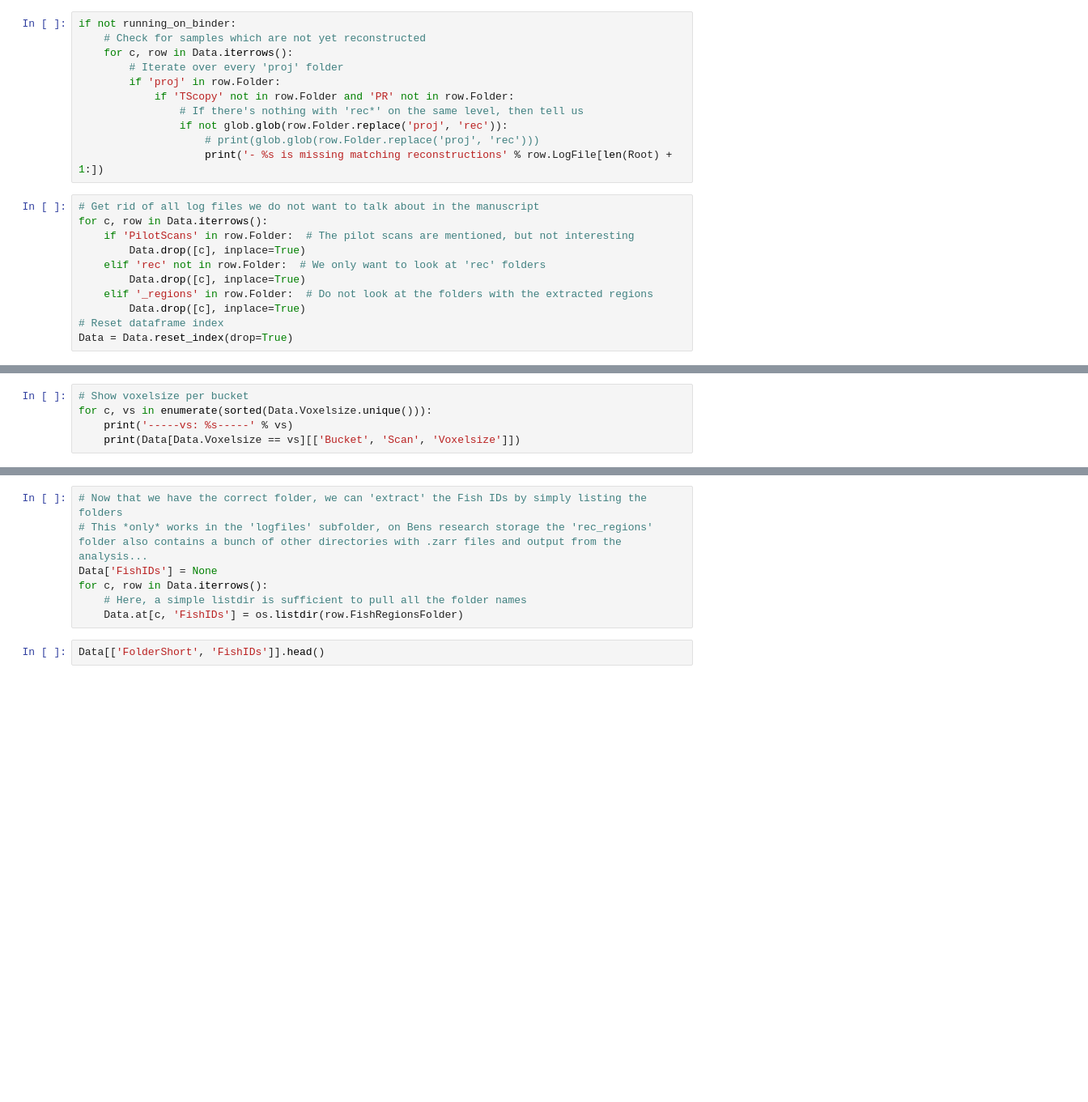
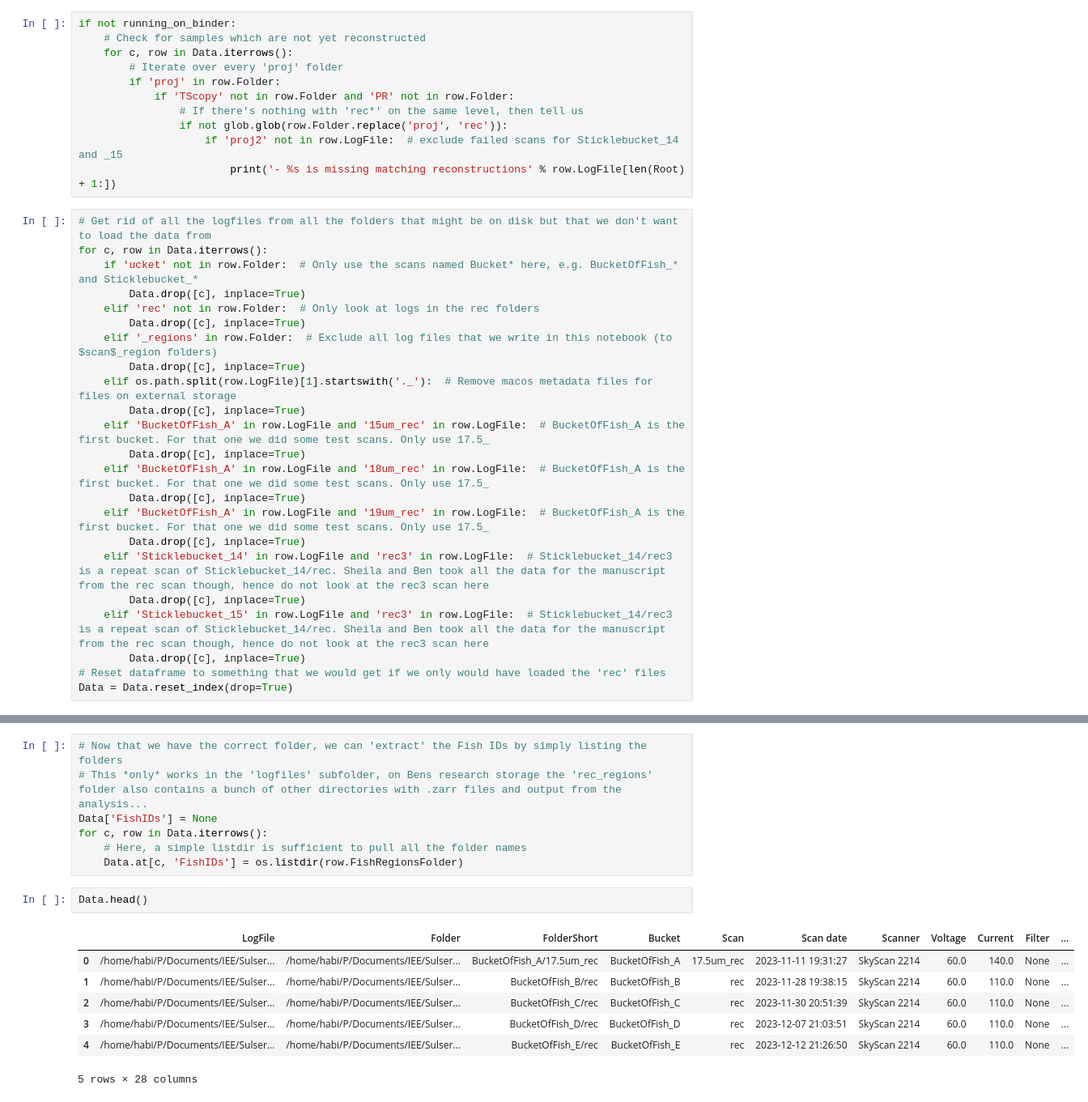
Before and after one commit to habi/sticklebacks, a Jupyter notebook: DataWrangling.ipynb, the cells around one changed output, grey strips where cells are left out. Shown at 81% size. Drawn from its saved outputs; the diff is of its cells as text; blank space fills up the shorter version.

```diff
--- a/DataWrangling.ipynb
+++ b/DataWrangling.ipynb
@@ -142,18 +135,30 @@ if not running_on_binder:
             if 'TScopy' not in row.Folder and 'PR' not in row.Folder:
                 # If there's nothing with 'rec*' on the same level, then tell us
                 if not glob.glob(row.Folder.replace('proj', 'rec')):
-                    # print(glob.glob(row.Folder.replace('proj', 'rec')))
-                    print('- %s is missing matching reconstructions' % row.LogFile[len(Root) + 1:])
+                    if 'proj2' not in row.LogFile:  # exclude failed scans for Sticklebucket_14 and _15
+                        print('- %s is missing matching reconstructions' % row.LogFile[len(Root) + 1:])
-# %%
-# Get rid of all log files we do not want to talk about in the manuscript
-for c, row in Data.iterrows():
-    if 'PilotScans' in row.Folder:  # The pilot scans are mentioned, but not interesting
-        Data.drop([c], inplace=True)
-    elif 'rec' not in row.Folder:  # We only want to look at 'rec' folders
-        Data.drop([c], inplace=True)
-    elif '_regions' in row.Folder:  # Do not look at the folders with the extracted regions
-        Data.drop([c], inplace=True)
-# Reset dataframe index
-Data = Data.reset_index(drop=True)
+# %%
+# Get rid of all the logfiles from all the folders that might be on disk but that we don't want to load the data from
+for c, row in Data.iterrows():
+    if 'ucket' not in row.Folder:  # Only use the scans named Bucket* here, e.g. BucketOfFish_* and Sticklebucket_*
+        Data.drop([c], inplace=True)
+    elif 'rec' not in row.Folder:  # Only look at logs in the rec folders
+        Data.drop([c], inplace=True)
+    elif '_regions' in row.Folder:  # Exclude all log files that we write in this notebook (to $scan$_region folders)
+        Data.drop([c], inplace=True)
+    elif os.path.split(row.LogFile)[1].startswith('._'):  # Remove macos metadata files for files on external storage
+        Data.drop([c], inplace=True)
+    elif 'BucketOfFish_A' in row.LogFile and '15um_rec' in row.LogFile:  # BucketOfFish_A is the first bucket. For that one we did some test scans. Only use 17.5_
+        Data.drop([c], inplace=True)
+    elif 'BucketOfFish_A' in row.LogFile and '18um_rec' in row.LogFile:  # BucketOfFish_A is the first bucket. For that one we did some test scans. Only use 17.5_
+        Data.drop([c], inplace=True)
+    elif 'BucketOfFish_A' in row.LogFile and '19um_rec' in row.LogFile:  # BucketOfFish_A is the first bucket. For that one we did some test scans. Only use 17.5_
+        Data.drop([c], inplace=True)
+    elif 'Sticklebucket_14' in row.LogFile and 'rec3' in row.LogFile:  # Sticklebucket_14/rec3 is a repeat scan of Sticklebucket_14/rec. Sheila and Ben took all the data for the manuscript from the rec scan though, hence do not look at the rec3 scan here
+        Data.drop([c], inplace=True)
+    elif 'Sticklebucket_15' in row.LogFile and 'rec3' in row.LogFile:  # Sticklebucket_14/rec3 is a repeat scan of Sticklebucket_14/rec. Sheila and Ben took all the data for the manuscript from the rec scan though, hence do not look at the rec3 scan here
+        Data.drop([c], inplace=True)
+# Reset dataframe to something that we would get if we only would have loaded the 'rec' files
+Data = Data.reset_index(drop=True)
 # %%
 Data.head()
@@ -217,5 +209,0 @@ Data[['FolderShort', 'Scan', 'Duration', 'Stacks', 'Total Duration']]
-# %%
-# Show voxelsize per bucket
-for c, vs in enumerate(sorted(Data.Voxelsize.unique())):
-    print('-----vs: %s-----' % vs)
-    print(Data[Data.Voxelsize == vs][['Bucket', 'Scan', 'Voxelsize']])
@@ -251,4 +229,12 @@ for c, row in Data.iterrows():
     # Here, a simple listdir is sufficient to pull all the folder names
     Data.at[c, 'FishIDs'] = os.listdir(row.FishRegionsFolder)
 # %%
-Data[['FolderShort', 'FishIDs']].head()
+Data.head()
+# %% [output]
+|  | LogFile | Folder | FolderShort | Bucket | Scan | Scan date | Scanner | Voltage | Current | Filter | ... |
+| 0 | /home/habi/P/Documents/IEE/Sulser... | /home/habi/P/Documents/IEE/Sulser... | BucketOfFish_A/17.5um_rec | BucketOfFish_A | 17.5um_rec | 2023-11-11 19:31:27 | SkyScan 2214 | 60.0 | 140.0 | None | ... |
+| 1 | /home/habi/P/Documents/IEE/Sulser... | /home/habi/P/Documents/IEE/Sulser... | BucketOfFish_B/rec | BucketOfFish_B | rec | 2023-11-28 19:38:15 | SkyScan 2214 | 60.0 | 110.0 | None | ... |
+| 2 | /home/habi/P/Documents/IEE/Sulser... | /home/habi/P/Documents/IEE/Sulser... | BucketOfFish_C/rec | BucketOfFish_C | rec | 2023-11-30 20:51:39 | SkyScan 2214 | 60.0 | 110.0 | None | ... |
+| 3 | /home/habi/P/Documents/IEE/Sulser... | /home/habi/P/Documents/IEE/Sulser... | BucketOfFish_D/rec | BucketOfFish_D | rec | 2023-12-07 21:03:51 | SkyScan 2214 | 60.0 | 110.0 | None | ... |
+| 4 | /home/habi/P/Documents/IEE/Sulser... | /home/habi/P/Documents/IEE/Sulser... | BucketOfFish_E/rec | BucketOfFish_E | rec | 2023-12-12 21:26:50 | SkyScan 2214 | 60.0 | 110.0 | None | ... |
+5 rows × 28 columns
```
Also changed, not shown: parts of 58 cells of this notebook, 4 other files.
